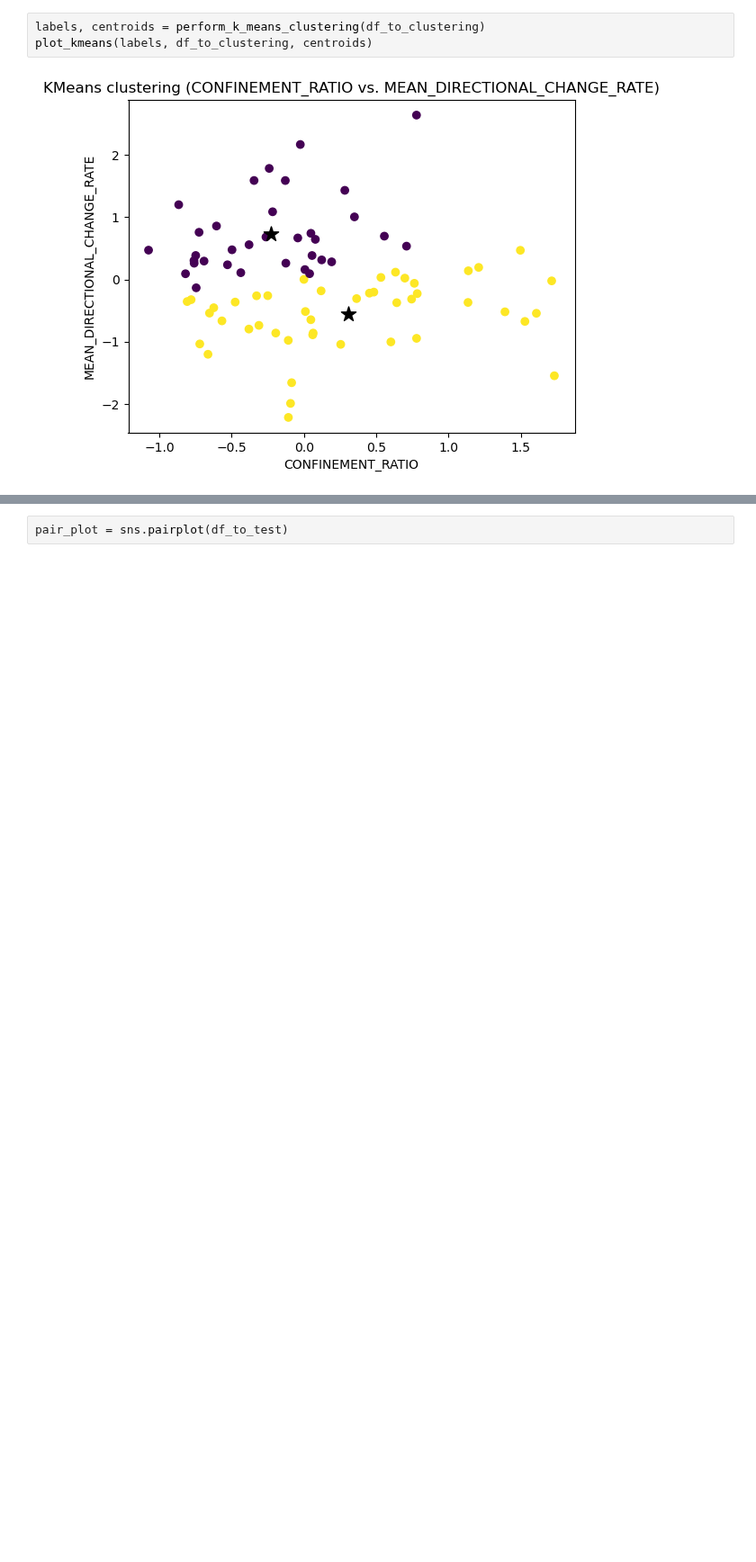
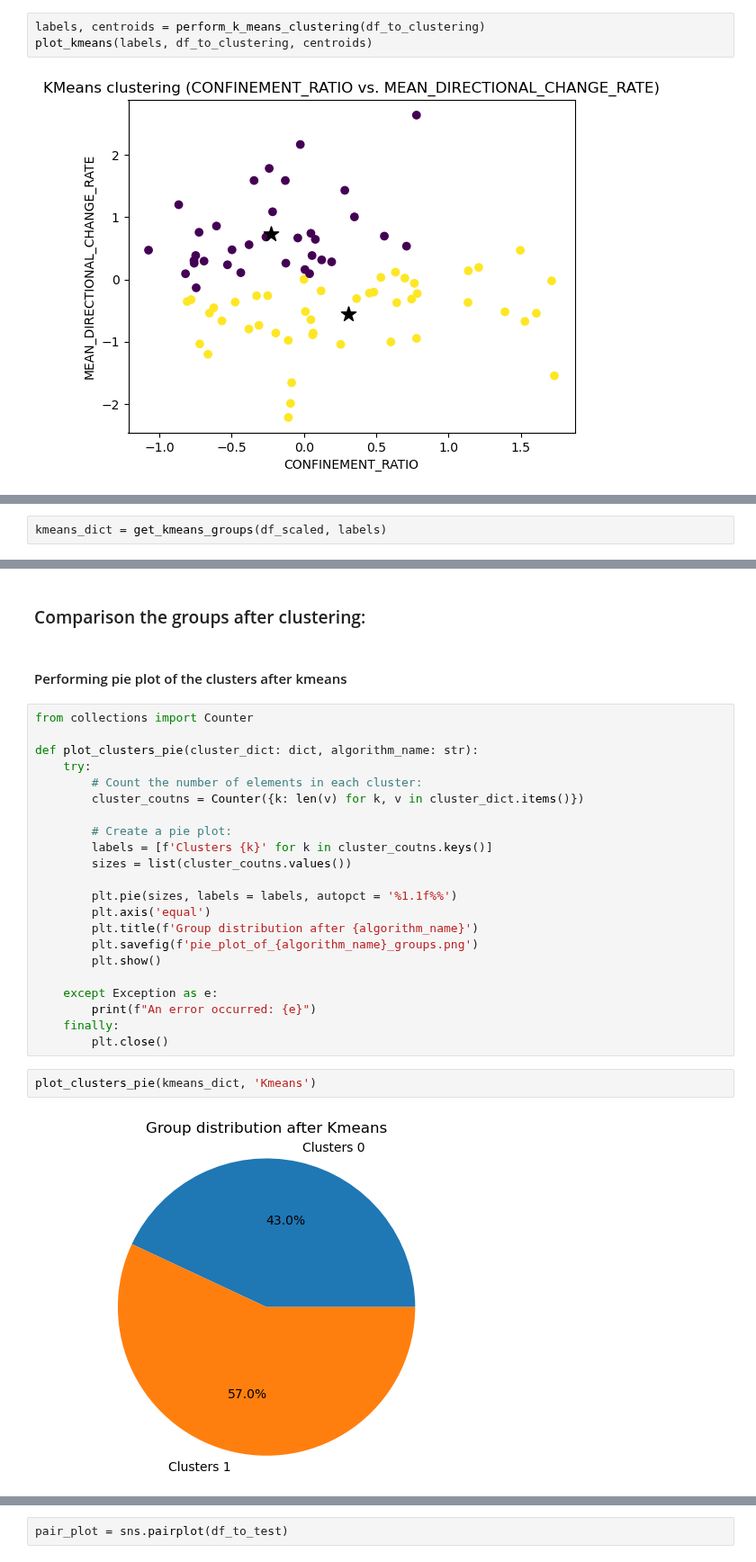
Before and after one commit to GentlemanFrog/Trajectory_clustering, a Jupyter notebook: Trajectory_analysis_2_0.ipynb, the cells around one changed output, grey strips where cells are left out. Shown at 90% size. Cells and saved outputs as stored; diff of their text form; blank space fills up the shorter version.

Commit message:
Added function generating and saving pie plot
Pie plots contain informations about the content of the cluster groups according to the track names

```diff
--- a/Trajectory_analysis_2_0.ipynb
+++ b/Trajectory_analysis_2_0.ipynb
@@ -373,0 +316,2 @@ df_to_clustering
+# %%
+kmeans_dict = get_kmeans_groups(df_scaled, labels)
@@ -374 +342,31 @@ df_to_clustering
+# %% [markdown]
+### Comparison the groups after clustering:
+# %% [markdown]
+#### Performing pie plot of the clusters after kmeans
+# %%
+from collections import Counter
+
+def plot_clusters_pie(cluster_dict: dict, algorithm_name: str):
+    try:
+        # Count the number of elements in each cluster:
+        cluster_coutns = Counter({k: len(v) for k, v in cluster_dict.items()})
+
+        # Create a pie plot:
+        labels = [f'Clusters {k}' for k in cluster_coutns.keys()]
+        sizes = list(cluster_coutns.values())
+
+        plt.pie(sizes, labels = labels, autopct = '%1.1f%%')
+        plt.axis('equal')
+        plt.title(f'Group distribution after {algorithm_name}')
+        plt.savefig(f'pie_plot_of_{algorithm_name}_groups.png')
+        plt.show()
+
+    except Exception as e:
+        print(f"An error occurred: {e}")
+    finally:
+        plt.close()
+# %%
+plot_clusters_pie(kmeans_dict, 'Kmeans')
+# %% [output]
+[figure, added]
 # %%
```
Also changed, not shown: parts of 32 cells of this notebook, 4 other files.
